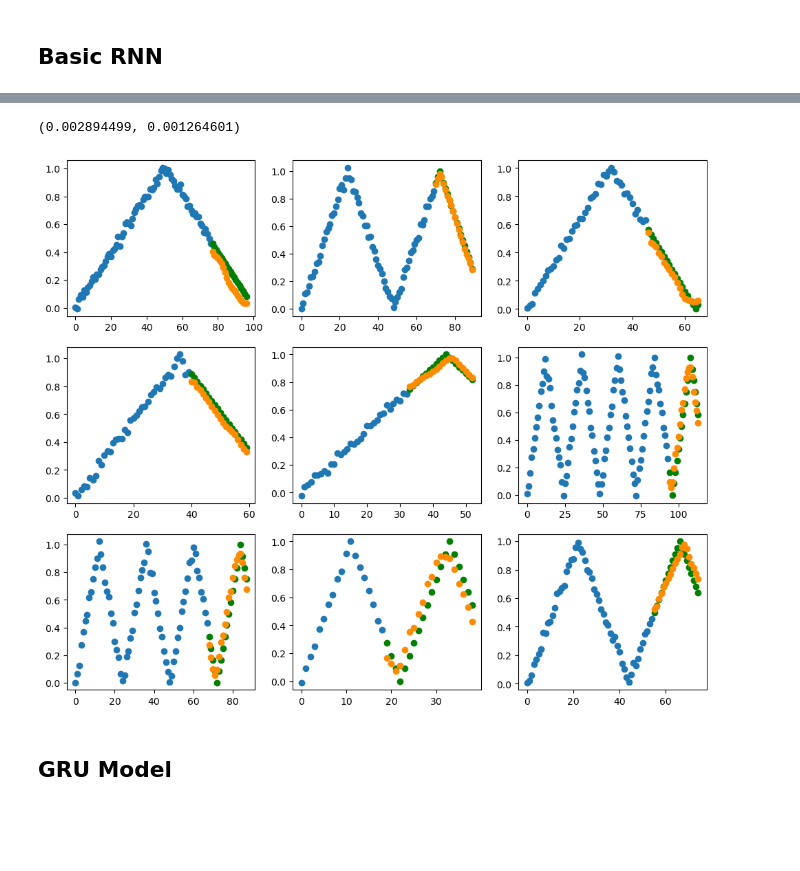
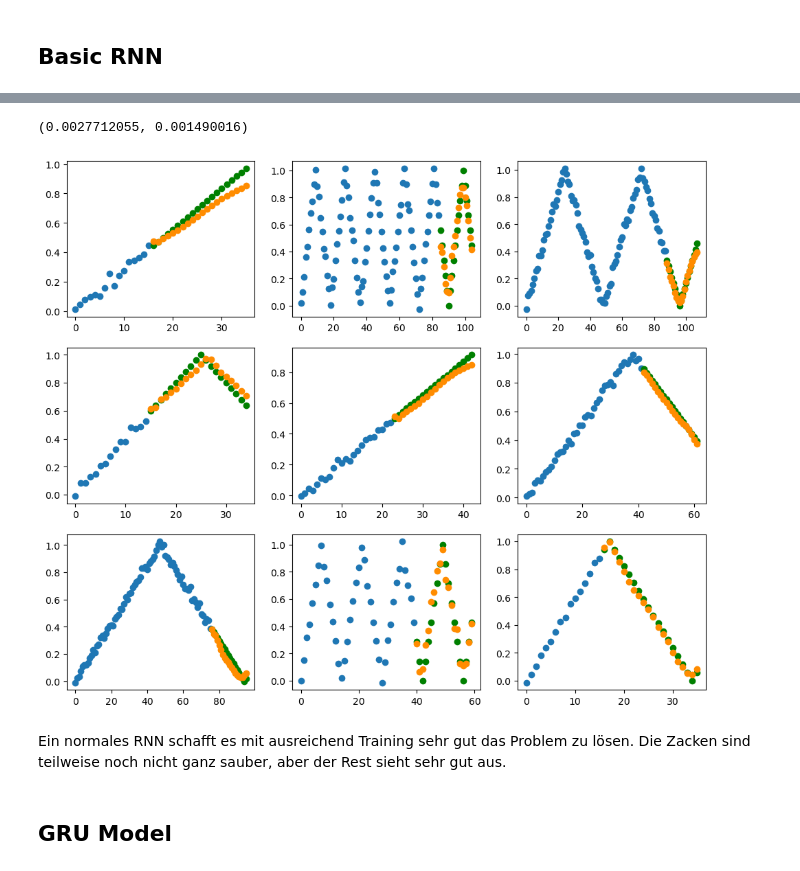
Before and after one commit to Tobilence/DMML_RNN, a Jupyter notebook: Horizon_forecast.ipynb, the cells around one changed output, grey strips where cells are left out. Saved outputs shown, nothing was run; the diff lists cells and outputs as text; code cells hidden in the pictures; blank space fills up the shorter version.

```diff
--- a/Horizon_forecast.ipynb
+++ b/Horizon_forecast.ipynb
@@ -219,10 +213,10 @@ TrainingStats(train_loss=[0.28312647, 0.24340083, 0.23213258, 0.22372387, 0.2150
-# %%
-evaluate(basic_model, X_test, y_test, visualize_start_idx=30)
-# torch.save(basic_model, "new_best_rnn.pt")
-# torch.load("./best_models/new_best_rnn.pt") # best Base RNN - Trained with 250 epochs, Adam(lr=3e-4), MAE Loss
-# %% [output]
-(0.002894499, 0.001264601)
-[figure, removed]
+# %%
+evaluate(basic_model, X_test, y_test)
+# %% [output]
+(0.0027712055, 0.001490016)
+[figure, added]
+# %% [markdown]
+Ein normales RNN schafft es mit ausreichend Training sehr gut das Problem zu lösen. Die Zacken sind teilweise noch nicht ganz sauber, aber der Rest sieht sehr gut aus.
 # %% [markdown]
 ## GRU Model
 # %%
```
Also changed, not shown: parts of 35 cells of this notebook.
